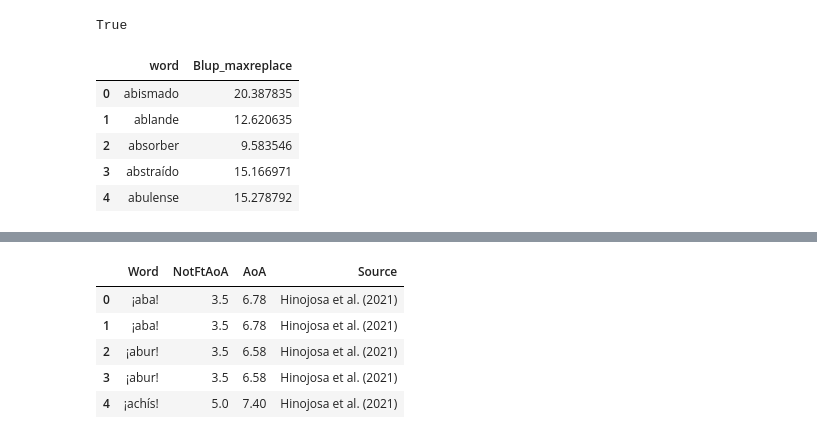
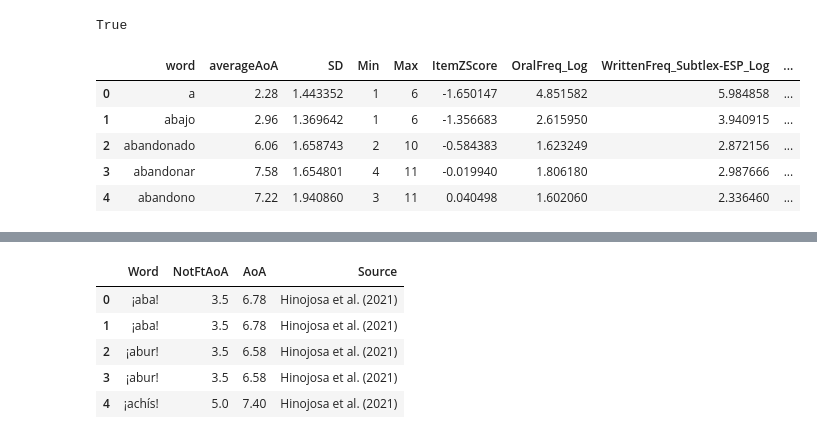
Before and after one commit to EnekoSendin/GING2025, a Jupyter notebook: age_estimate_v06.ipynb, the cells around one changed output, grey strips where cells are left out. Saved outputs shown, nothing was run; the diff lists cells and outputs as text; code cells hidden in the pictures.

```diff
--- a/age_estimate_v06.ipynb
+++ b/age_estimate_v06.ipynb
@@ -20,19 +20,20 @@ client = OpenAI() #creando un objeto de la clase"
 # %%
 dataset_folder = os.getenv("DATASET_FOLDER")
 #dataset_name = "Alonso_2014_SpanishAoA.xlsx"
-dataset_name = "AoA_Ratings_Spanish_for_second_finetuning.xlsx"
+#dataset_name = "AoA_Ratings_Spanish_for_second_finetuning.xlsx"
+dataset_name = "Alonso_2014_SpanishAoA.xlsx"
 dataset_path = str(dataset_folder) + dataset_name
 
 df = pd.read_excel(dataset_path)
 #df = df.sample(100)
 df.head()
 # %% [output]
-|  | word | Blup_maxreplace |
-| 0 | abismado | 20.387835 |
-| 1 | ablande | 12.620635 |
-| 2 | absorber | 9.583546 |
-| 3 | abstraído | 15.166971 |
-| 4 | abulense | 15.278792 |
+|  | word | averageAoA | SD | Min | Max | ItemZScore | OralFreq_Log | WrittenFreq_Subtlex-ESP_Log | ... |
+| 0 | a | 2.28 | 1.443352 | 1 | 6 | -1.650147 | 4.851582 | 5.984858 | ... |
+| 1 | abajo | 2.96 | 1.369642 | 1 | 6 | -1.356683 | 2.615950 | 3.940915 | ... |
+| 2 | abandonado | 6.06 | 1.658743 | 2 | 10 | -0.584383 | 1.623249 | 2.872156 | ... |
+| 3 | abandonar | 7.58 | 1.654801 | 4 | 11 | -0.019940 | 1.806180 | 2.987666 | ... |
+| 4 | abandono | 7.22 | 1.940860 | 3 | 11 | 0.040498 | 1.602060 | 2.336460 | ... |
 # %%
 #FUNCTION DECLARATION
 
```
Also changed, not shown: parts of 15 cells of this notebook, 5 other files.
